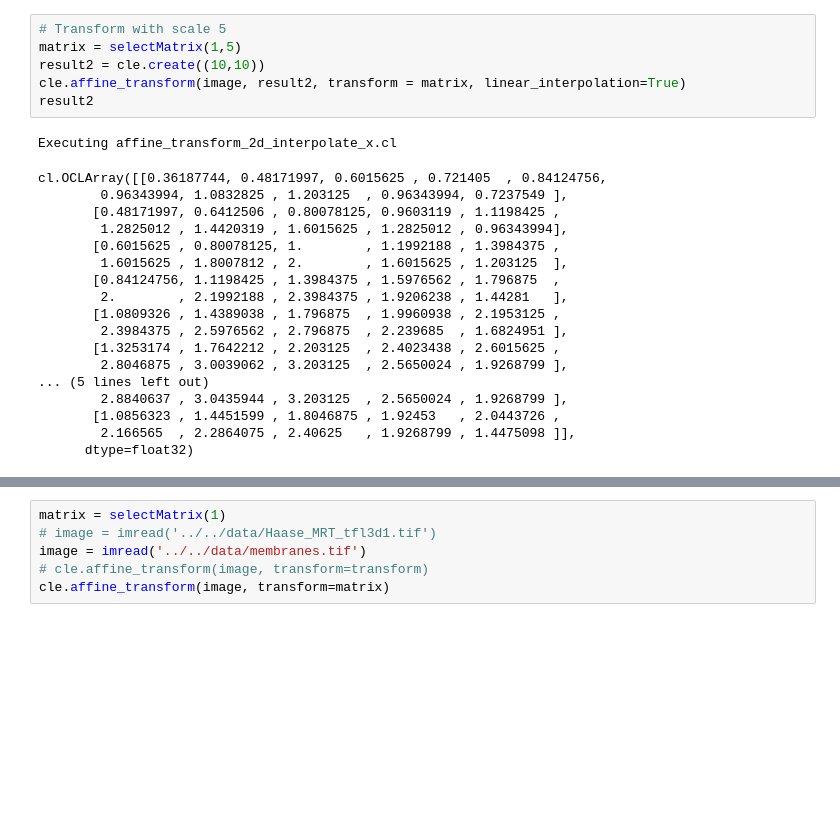
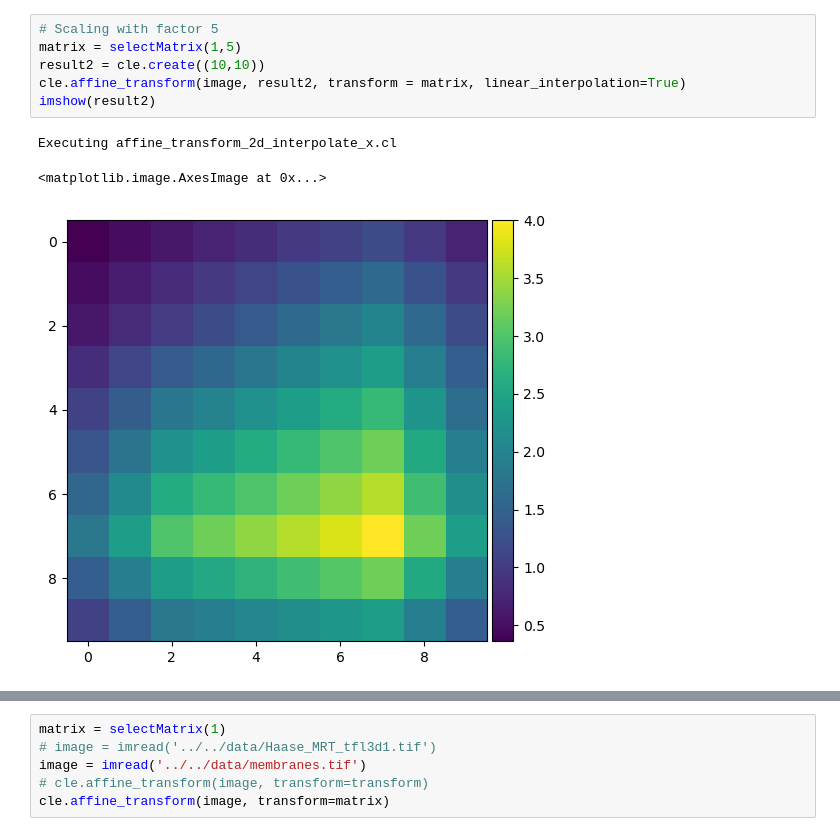
Before and after one commit to clEsperanto/pyclesperanto_prototype, a Jupyter notebook: pyclesperanto_prototype/_tier8/cle_test.ipynb, the cells around one changed output, grey strips where cells are left out. Cells and saved outputs as stored; diff of their text form; blank space fills up the shorter version.

```diff
--- a/pyclesperanto_prototype/_tier8/cle_test.ipynb
+++ b/pyclesperanto_prototype/_tier8/cle_test.ipynb
@@ -72,26 +57,11 @@ cl.OCLArray([[1.03     , 1.05     , 1.0699999, 1.09     , 1.11     , 2.02     ,
 # %%
-# Transform with scale 5
+# Scaling with factor 5
 matrix = selectMatrix(1,5)
 result2 = cle.create((10,10))
 cle.affine_transform(image, result2, transform = matrix, linear_interpolation=True)
-result2
+imshow(result2)
 # %% [output]
 Executing affine_transform_2d_interpolate_x.cl
-cl.OCLArray([[0.36187744, 0.48171997, 0.6015625 , 0.721405  , 0.84124756,
-        0.96343994, 1.0832825 , 1.203125  , 0.96343994, 0.7237549 ],
-       [0.48171997, 0.6412506 , 0.80078125, 0.9603119 , 1.1198425 ,
-        1.2825012 , 1.4420319 , 1.6015625 , 1.2825012 , 0.96343994],
-       [0.6015625 , 0.80078125, 1.        , 1.1992188 , 1.3984375 ,
-        1.6015625 , 1.8007812 , 2.        , 1.6015625 , 1.203125  ],
-       [0.84124756, 1.1198425 , 1.3984375 , 1.5976562 , 1.796875  ,
-        2.        , 2.1992188 , 2.3984375 , 1.9206238 , 1.44281   ],
-       [1.0809326 , 1.4389038 , 1.796875  , 1.9960938 , 2.1953125 ,
-        2.3984375 , 2.5976562 , 2.796875  , 2.239685  , 1.6824951 ],
-       [1.3253174 , 1.7642212 , 2.203125  , 2.4023438 , 2.6015625 ,
-        2.8046875 , 3.0039062 , 3.203125  , 2.5650024 , 1.9268799 ],
-... (5 lines left out)
-        2.8840637 , 3.0435944 , 3.203125  , 2.5650024 , 1.9268799 ],
-       [1.0856323 , 1.4451599 , 1.8046875 , 1.92453   , 2.0443726 ,
-        2.166565  , 2.2864075 , 2.40625   , 1.9268799 , 1.4475098 ]],
-      dtype=float32)
+<matplotlib.image.AxesImage at 0x...>
+[figure, added]
 # %%
```
Also changed, not shown: parts of 12 cells of this notebook, 1 other file.
